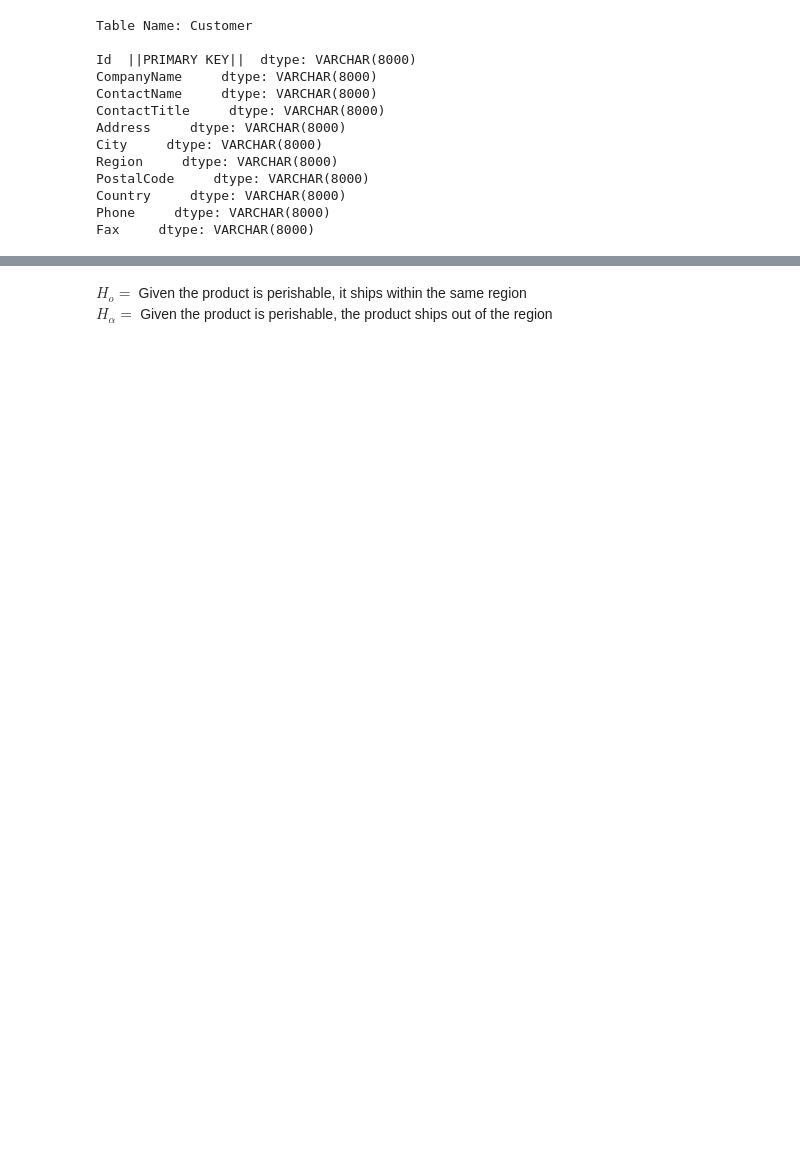
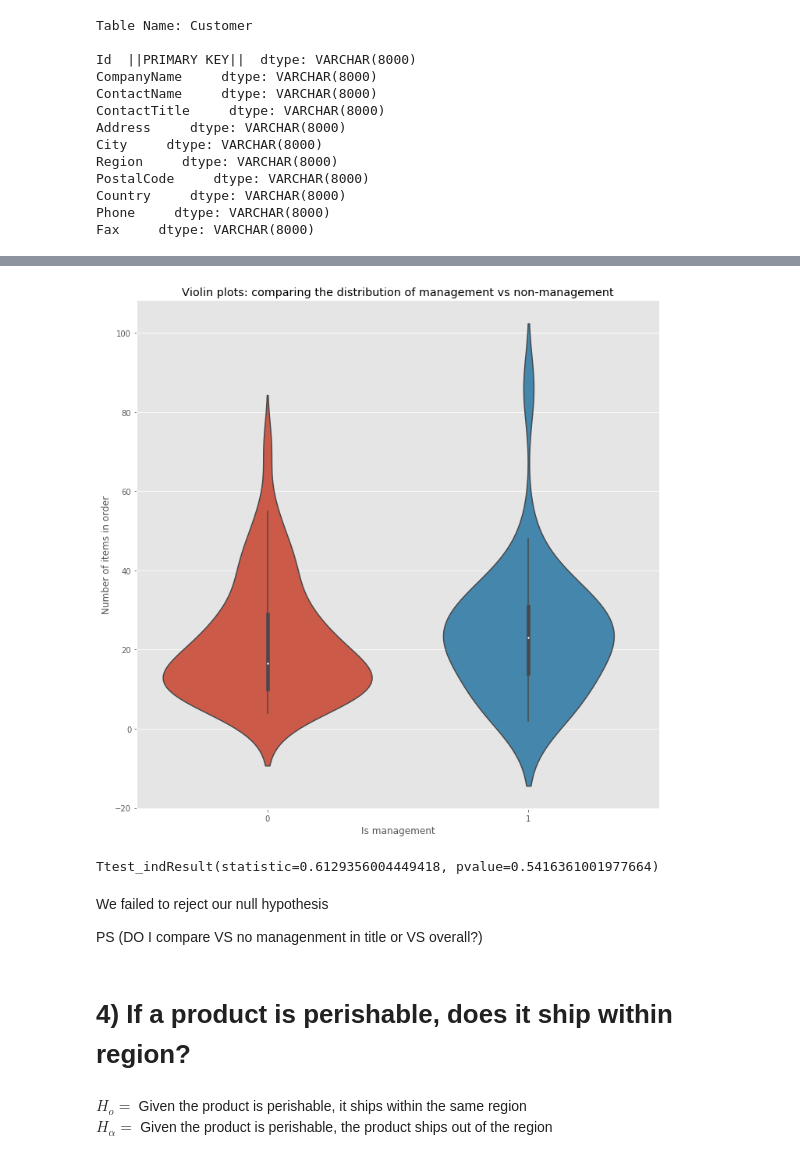
Before and after one commit to Socjon/dsc-2-final-project-online-ds-pt-100118, a Jupyter notebook: rough.ipynb, the cells around one changed output, grey strips where cells are left out. Cells and saved outputs as stored; diff of their text form; code cells hidden in the pictures; blank space fills up the shorter version.

```diff
--- a/rough.ipynb
+++ b/rough.ipynb
@@ -830,3 +866,26 @@ Name: ContactTitle, dtype: int64
+# %%
+df.drop(index=[66,19], inplace=True)
+#df.drop(index=[57], inplace=True)
+# %%
+plt.figure(figsize=(12,12))
+sns.violinplot(y='orders_placed',x='is_mgmt', data=df)
+plt.title('Violin plots: comparing the distribution of management vs non-management')
+plt.xlabel('Is management')
+plt.ylabel('Number of items in order');
+# %% [output]
+[figure, added]
+# %%
+mgmt_yes = df.orders_placed[df.is_mgmt == 1]
+mgmt_no = df.orders_placed[df.is_mgmt == 0]
+ttest_ind(mgmt_yes, mgmt_no)
+# %% [output]
+Ttest_indResult(statistic=0.6129356004449418, pvalue=0.5416361001977664)
+# %% [markdown]
+We failed to reject our null hypothesis
+
+PS (DO I compare VS no managenment in title or VS overall?)
+# %% [markdown]
+# 4) If a product is perishable, does it ship within region?
 # %% [markdown]
 $H_{o} =$ Given the product is perishable, it ships within the same region
 $H_{\alpha} =$ Given the product is perishable, the product ships out of the region
```
Also changed, not shown: parts of 39 cells of this notebook.
